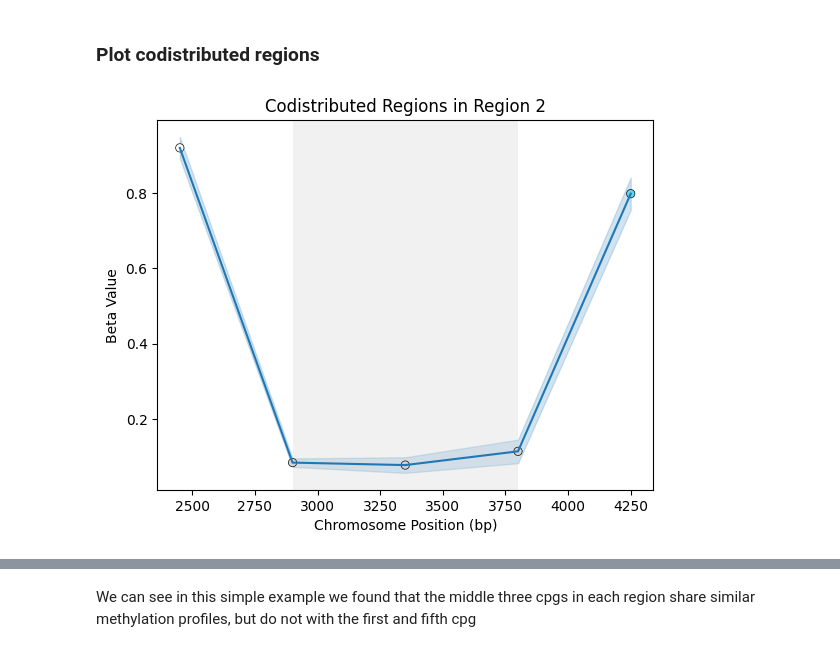
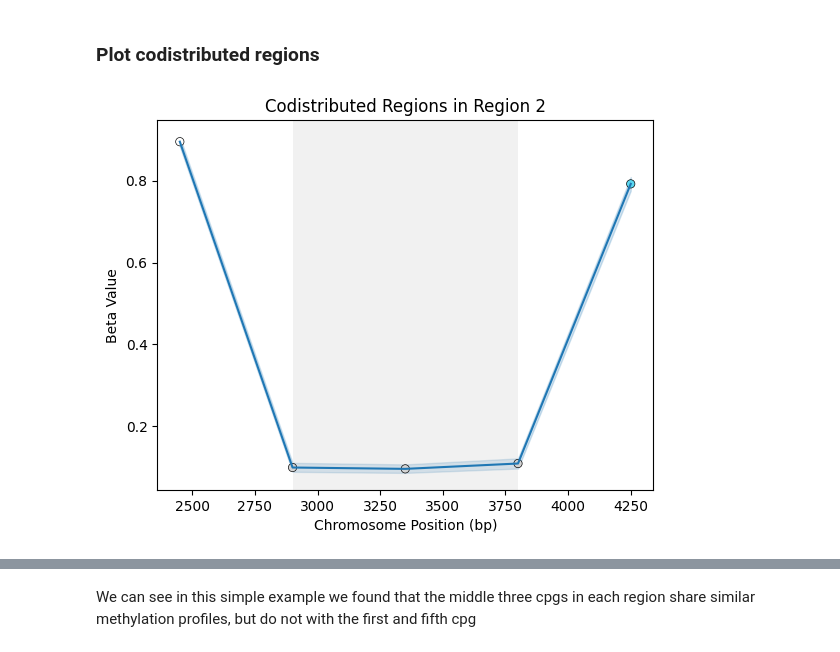
Before and after one commit to AndyCGraham/pyMethTools, a Jupyter notebook: vignettes/vignette.ipynb, the cells around one changed output, grey strips where cells are left out. Saved outputs shown, nothing was run; the diff lists cells and outputs as text; code cells hidden in the pictures.

```diff
--- a/vignettes/vignette.ipynb
+++ b/vignettes/vignette.ipynb
@@ -14,9 +14,9 @@ np.random.seed(42)
 # %% [markdown]
 ## Simulate some data (15 cpgs spread across 3 regions with 15 samples)
 # %%
-sample_size=15
+sample_size=50
 n_cpg=15
-read_depth=30
+read_depth=50
 meth_levels=[0.5,0.05,0.05,0.05,0.5,0.9,0.1,0.1,0.1,0.8, 0.6,0.12,0.13,0.12,0.5]
 coverage = np.empty(shape=(n_cpg,sample_size), dtype=int)
 meth = np.empty(shape=(n_cpg,sample_size), dtype=int)
@@ -53,6 +53,6 @@ array(['0', '1_1-3', '1_1-3', '1_1-3', '4', '0', '2_1-3', '2_1-3',
 # %% [markdown]
 ### Plot codistributed regions
 # %%
-obj.region_plot(2, smooth=False)
+obj.region_plot(2, show_codistrib_regions=True)
 # %% [output]
-[figure, old version]
+[figure, new version]
```
Also changed, not shown: parts of 36 cells of this notebook, 10 other files.
